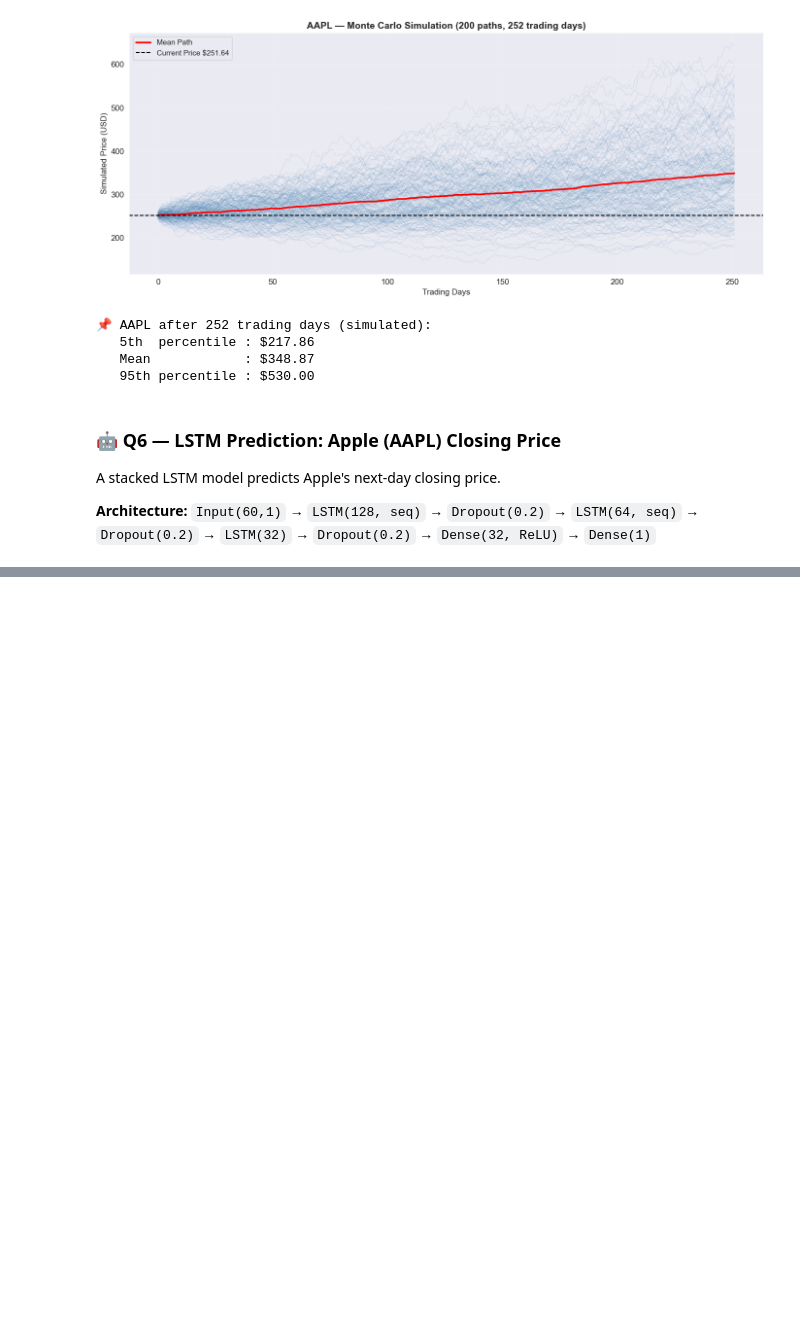
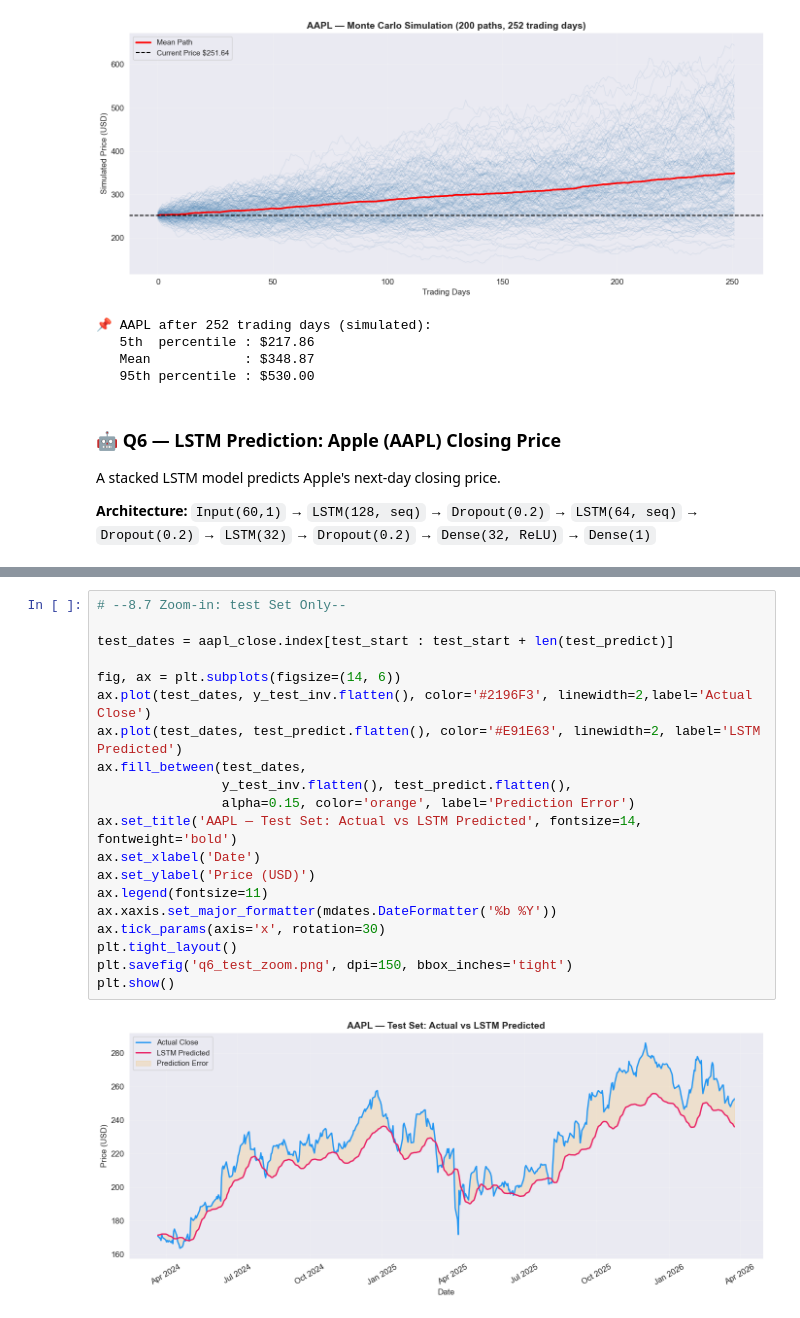
Before and after one commit to MuindeEsther/Stock-Market-Analysis-_Prediction-using-LSTM, a Jupyter notebook: data_load.ipynb, the cells around one changed output, grey strips where cells are left out. Saved outputs shown, nothing was run; the diff lists cells and outputs as text; blank space fills up the shorter version.

Commit message:
Trained the model and made predictions

```diff
--- a/data_load.ipynb
+++ b/data_load.ipynb
@@ -762,0 +807,22 @@ plt.show()
+# %%
+# --8.7 Zoom-in: test Set Only--
+
+test_dates = aapl_close.index[test_start : test_start + len(test_predict)]
+
+fig, ax = plt.subplots(figsize=(14, 6))
+ax.plot(test_dates, y_test_inv.flatten(), color='#2196F3', linewidth=2,label='Actual Close')
+ax.plot(test_dates, test_predict.flatten(), color='#E91E63', linewidth=2, label='LSTM Predicted')
+ax.fill_between(test_dates,
+                y_test_inv.flatten(), test_predict.flatten(),
+                alpha=0.15, color='orange', label='Prediction Error')
+ax.set_title('AAPL — Test Set: Actual vs LSTM Predicted', fontsize=14, fontweight='bold')
+ax.set_xlabel('Date')
+ax.set_ylabel('Price (USD)')
+ax.legend(fontsize=11)
+ax.xaxis.set_major_formatter(mdates.DateFormatter('%b %Y'))
+ax.tick_params(axis='x', rotation=30)
+plt.tight_layout()
+plt.savefig('q6_test_zoom.png', dpi=150, bbox_inches='tight')
+plt.show()
+# %% [output]
+[figure, added]
```
Also changed, not shown: parts of 13 cells of this notebook.
